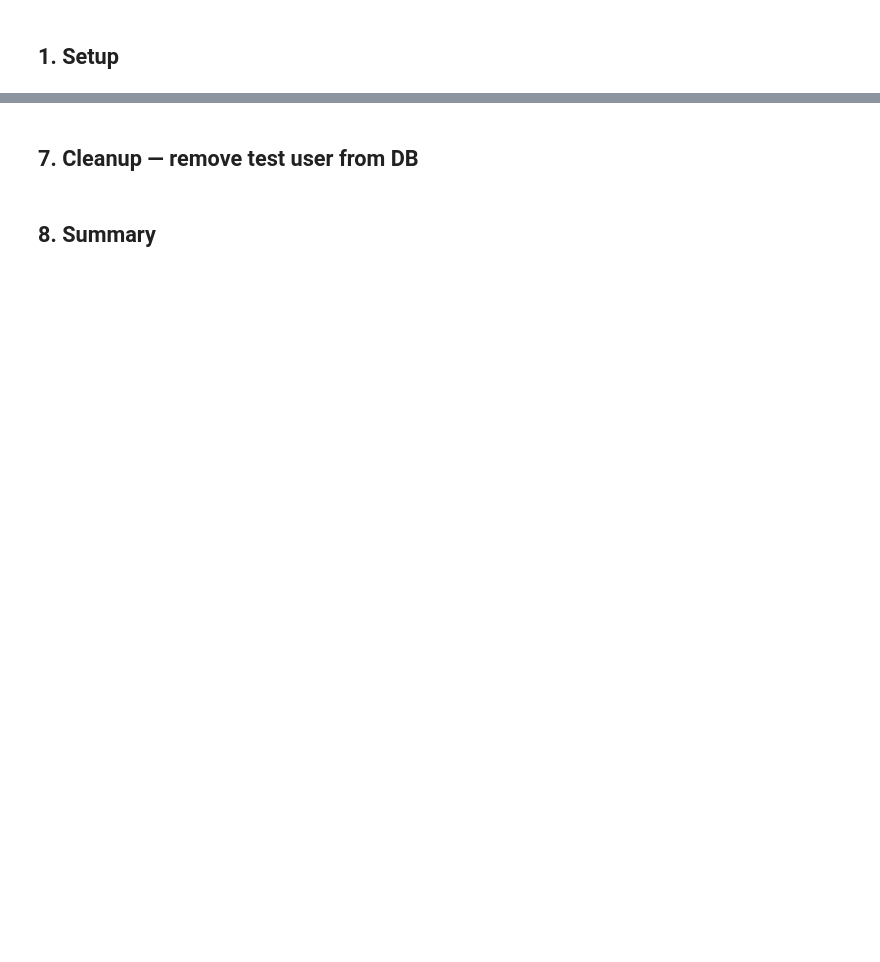
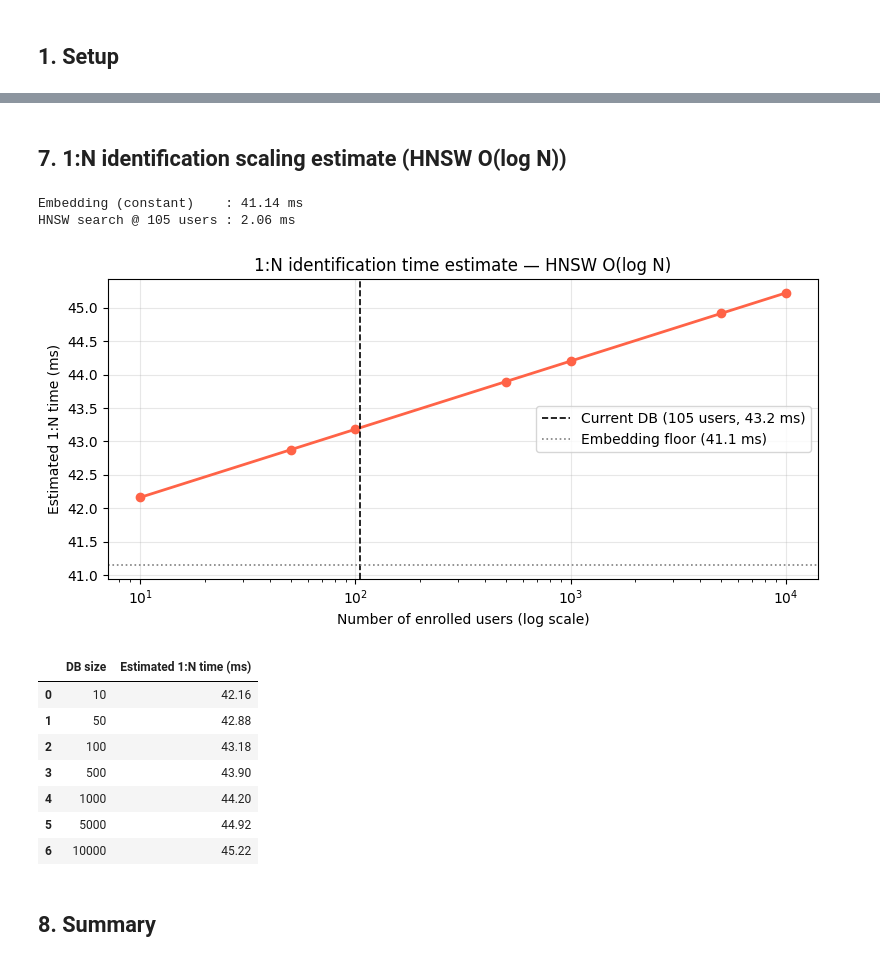
Before and after one commit to FifiTV/face, a Jupyter notebook: notebooks/06_task5_timing.ipynb, the cells around one changed output, grey strips where cells are left out. Saved outputs shown, nothing was run; the diff lists cells and outputs as text; code cells hidden in the pictures; blank space fills up the shorter version.

```diff
--- a/notebooks/06_task5_timing.ipynb
+++ b/notebooks/06_task5_timing.ipynb
@@ -181,42 +446,47 @@ We estimate by fitting a log curve to the single measured point.
+# %% [markdown]
+## 7. 1:N identification scaling estimate (HNSW O(log N))
 # %%
-# Decompose: total time = embedding extraction + DB search
-# Embedding time is constant regardless of DB size
-t_embed_only_runs = []
-for _ in range(N_RUNS):
-    t0 = time.perf_counter()
-    _ = get_embedding(app, probe_img, fallback=True)
-    t_embed_only_runs.append((time.perf_counter() - t0) * 1000)
+t_id_mean    = identify_times.mean()
+t_db_search  = t_id_mean - t_embed_mean   # time spent in HNSW query
+current_size = len(enrolled_users)
 
-t_embed_only = float(np.mean(t_embed_only_runs))
-t_db_search  = t_id_mean - t_embed_only   # time spent in HNSW query
+print(f'Embedding (constant)    : {t_embed_mean:.2f} ms')
+print(f'HNSW search @ {current_size} users : {t_db_search:.2f} ms')
 
-print(f'Embedding extraction (constant) : {t_embed_only:.2f} ms')
-print(f'DB HNSW search @ {current_db_size} users      : {t_db_search:.2f} ms')
-
-# O(log N) estimate: t_search(N) = t_db_search * log(N) / log(current_db_size)
 db_sizes  = [10, 50, 100, 500, 1000, 5000, 10000]
 estimated = [
-    t_embed_only + t_db_search * np.log(n) / max(np.log(current_db_size), 1e-9)
+    t_embed_mean + t_db_search * np.log(max(n, 2)) / max(np.log(current_size), 1e-9)
     for n in db_sizes
 ]
 
 fig, ax = plt.subplots(figsize=(8, 4))
 ax.plot(db_sizes, estimated, 'o-', color='tomato', lw=2)
-ax.axvline(current_db_size, color='k', ls='--', lw=1.2,
-           label=f'Current DB ({current_db_size} users, {t_id_mean:.1f} ms)')
-ax.axhline(t_embed_only, color='gray', ls=':', lw=1.2,
-           label=f'Embedding floor ({t_embed_only:.1f} ms)')
+ax.axvline(current_size, color='k', ls='--', lw=1.2,
+           label=f'Current DB ({current_size} users, {t_id_mean:.1f} ms)')
+ax.axhline(t_embed_mean, color='gray', ls=':', lw=1.2,
+           label=f'Embedding floor ({t_embed_mean:.1f} ms)')
 ax.set_xscale('log')
 ax.set_xlabel('Number of enrolled users (log scale)')
 ax.set_ylabel('Estimated 1:N time (ms)')
 ax.set_title('1:N identification time estimate — HNSW O(log N)')
 ax.legend()
 ax.grid(True, alpha=0.3)
 plt.tight_layout()
 plt.savefig(out_dir / 'identification_scaling.png', dpi=150)
 plt.show()
 
-df_est = pd.DataFrame({'DB size': db_sizes, 'Estimated time (ms)': [round(t, 2) for t in estimated]})
+df_est = pd.DataFrame({'DB size': db_sizes,
+                       'Estimated 1:N time (ms)': [round(t, 2) for t in estimated]})
 display(df_est)
+# %% [output]
+Embedding (constant)    : 41.14 ms
+HNSW search @ 105 users : 2.06 ms
+[figure, added]
+|  | DB size | Estimated 1:N time (ms) |
+| 0 | 10 | 42.16 |
+| 1 | 50 | 42.88 |
+| 2 | 100 | 43.18 |
+| 3 | 500 | 43.90 |
+| 4 | 1000 | 44.20 |
+| 5 | 5000 | 44.92 |
+| 6 | 10000 | 45.22 |
-# %% [markdown]
-## 7. Cleanup — remove test user from DB
```
Also changed, not shown: parts of 24 cells of this notebook, 2 other files.
